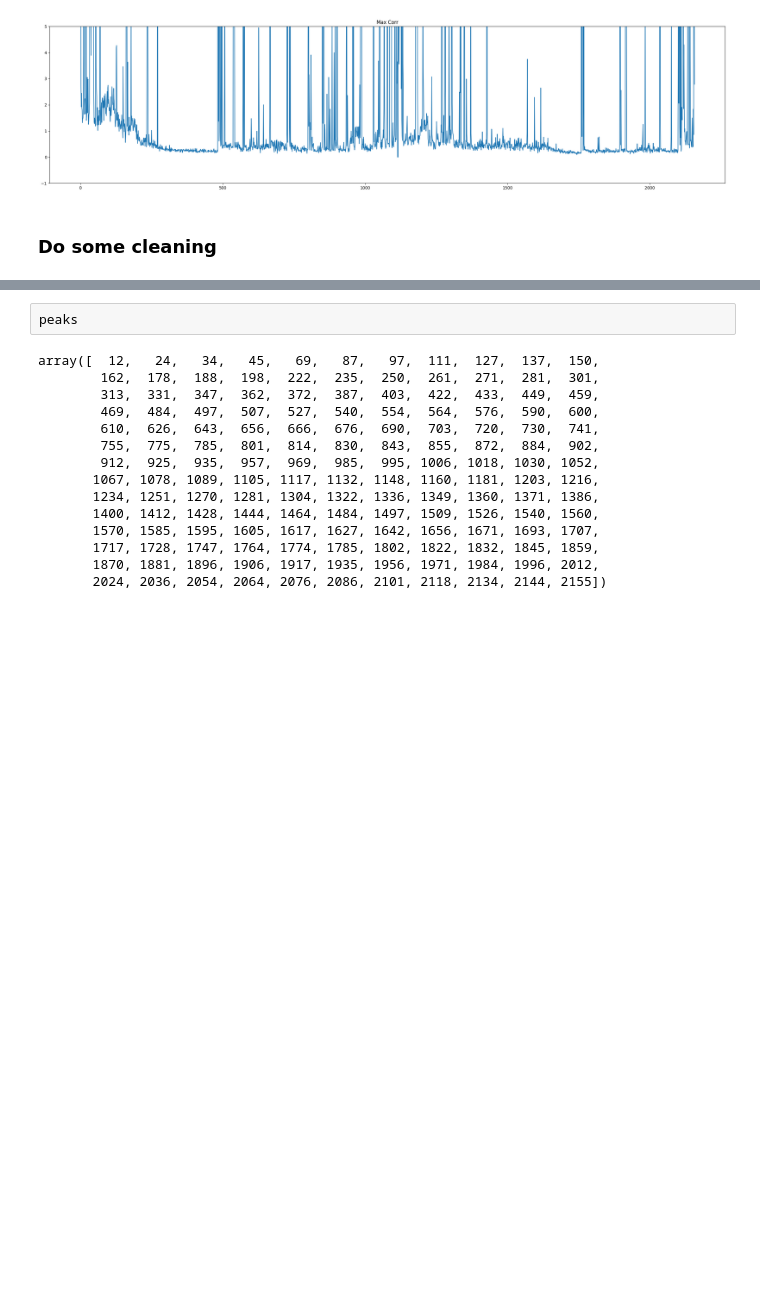
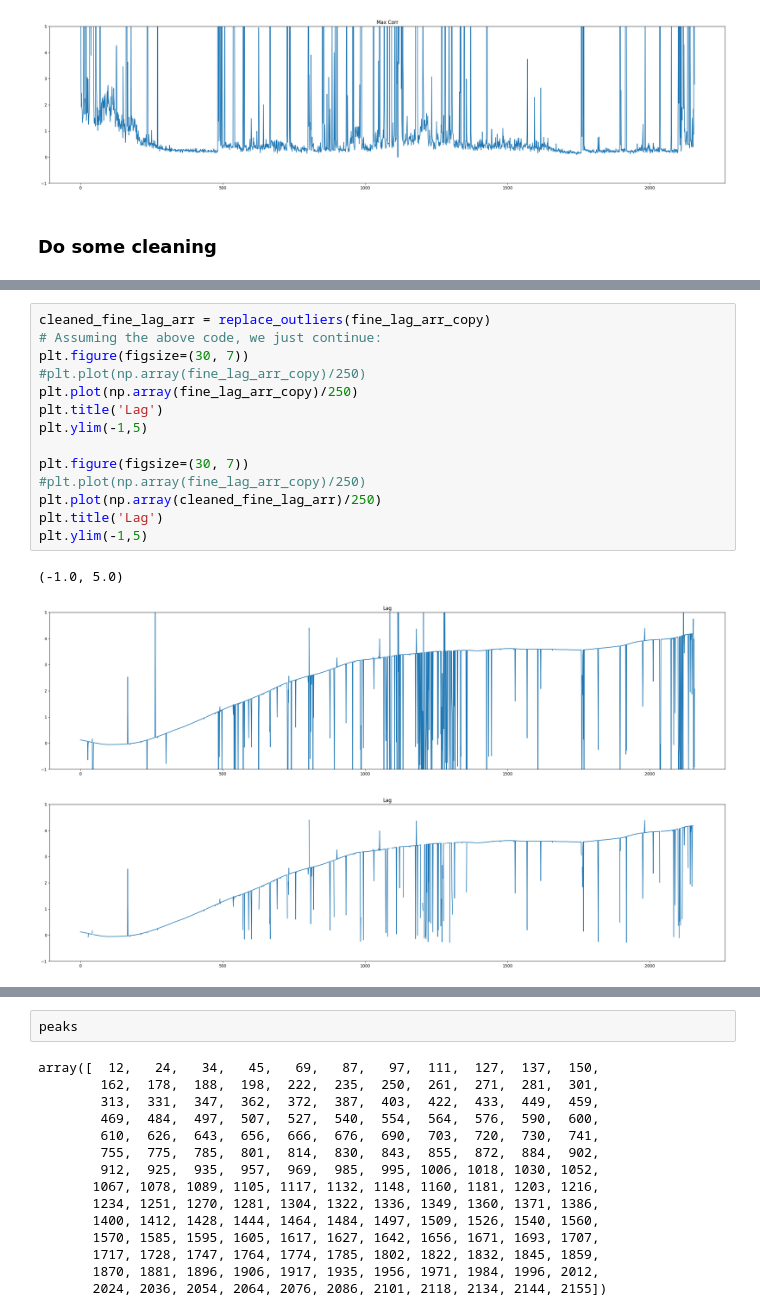
Before and after one commit to iduntech/idn-sync-data, a Jupyter notebook: sync_data.ipynb, the cells around one changed output, grey strips where cells are left out. Drawn from its saved outputs; the diff is of its cells as text; blank space fills up the shorter version.

```diff
--- a/sync_data.ipynb
+++ b/sync_data.ipynb
@@ -269,3 +280,21 @@ plt.ylim(-1,5)
+# %%
+cleaned_fine_lag_arr = replace_outliers(fine_lag_arr_copy)
+# Assuming the above code, we just continue:
+plt.figure(figsize=(30, 7))
+#plt.plot(np.array(fine_lag_arr_copy)/250)
+plt.plot(np.array(fine_lag_arr_copy)/250)
+plt.title('Lag')
+plt.ylim(-1,5)
+
+plt.figure(figsize=(30, 7))
+#plt.plot(np.array(fine_lag_arr_copy)/250)
+plt.plot(np.array(cleaned_fine_lag_arr)/250)
+plt.title('Lag')
+plt.ylim(-1,5)
+# %% [output]
+(-1.0, 5.0)
+[figure, added]
+[figure, added]
 # %%
 import numpy as np
 import matplotlib.pyplot as plt
```
Also changed, not shown: parts of 4 cells of this notebook.
